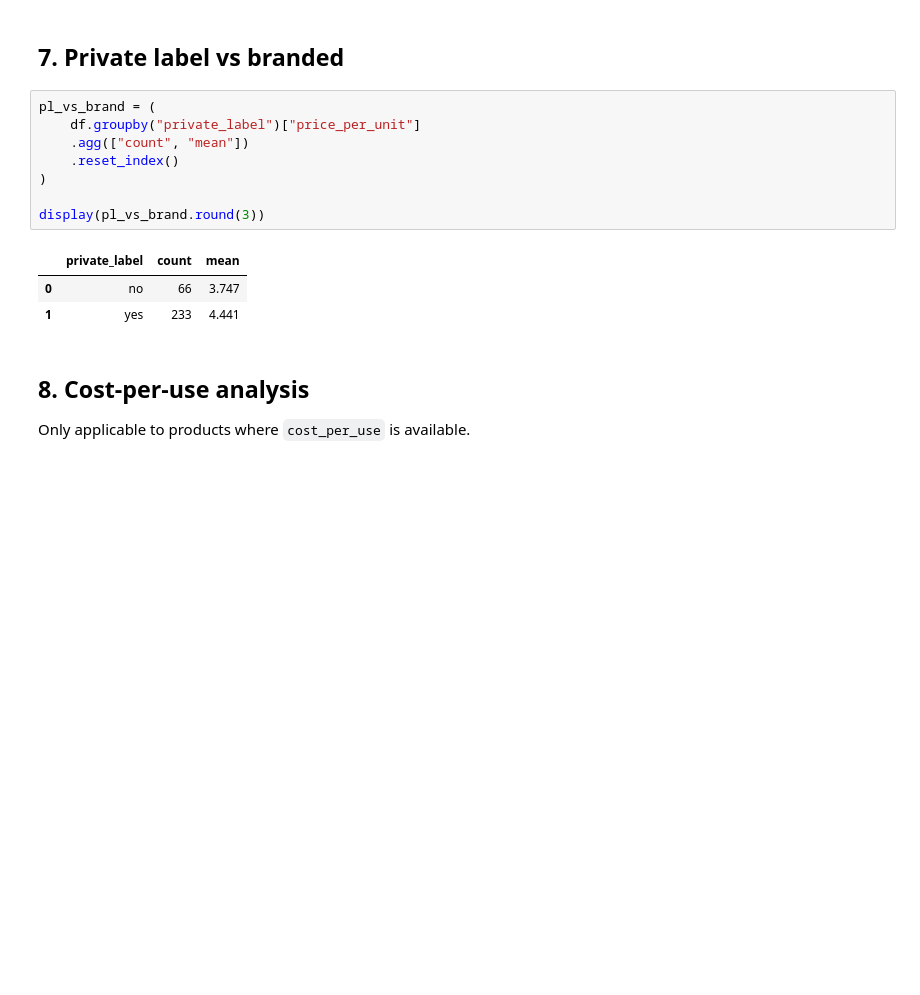
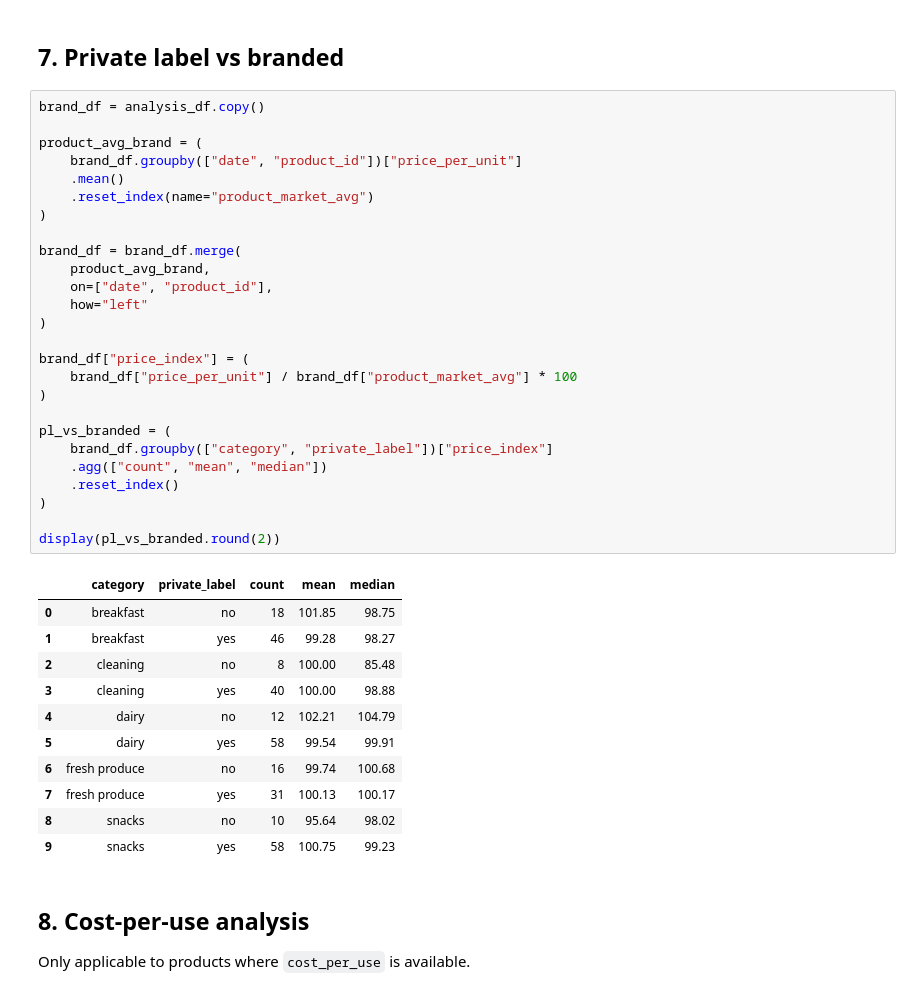
Before and after one commit to gabrielajamhour/Supermarket-Pricing-Dashboard, a Jupyter notebook: analysis.ipynb, the cells around one changed output. Cells and saved outputs as stored; diff of their text form; blank space fills up the shorter version.

```diff
--- a/initial-analysis.ipynb
+++ b/analysis.ipynb
@@ -152,17 +201,43 @@ display(cheapest)
 # %% [markdown]
 ## 7. Private label vs branded
 # %%
-pl_vs_brand = (
-    df.groupby("private_label")["price_per_unit"]
-    .agg(["count", "mean"])
+brand_df = analysis_df.copy()
+
+product_avg_brand = (
+    brand_df.groupby(["date", "product_id"])["price_per_unit"]
+    .mean()
+    .reset_index(name="product_market_avg")
+)
+
+brand_df = brand_df.merge(
+    product_avg_brand,
+    on=["date", "product_id"],
+    how="left"
+)
+
+brand_df["price_index"] = (
+    brand_df["price_per_unit"] / brand_df["product_market_avg"] * 100
+)
+
+pl_vs_branded = (
+    brand_df.groupby(["category", "private_label"])["price_index"]
+    .agg(["count", "mean", "median"])
     .reset_index()
 )
 
-display(pl_vs_brand.round(3))
+display(pl_vs_branded.round(2))
 # %% [output]
-|  | private_label | count | mean |
-| 0 | no | 66 | 3.747 |
-| 1 | yes | 233 | 4.441 |
+|  | category | private_label | count | mean | median |
+| 0 | breakfast | no | 18 | 101.85 | 98.75 |
+| 1 | breakfast | yes | 46 | 99.28 | 98.27 |
+| 2 | cleaning | no | 8 | 100.00 | 85.48 |
+| 3 | cleaning | yes | 40 | 100.00 | 98.88 |
+| 4 | dairy | no | 12 | 102.21 | 104.79 |
+| 5 | dairy | yes | 58 | 99.54 | 99.91 |
+| 6 | fresh produce | no | 16 | 99.74 | 100.68 |
+| 7 | fresh produce | yes | 31 | 100.13 | 100.17 |
+| 8 | snacks | no | 10 | 95.64 | 98.02 |
+| 9 | snacks | yes | 58 | 100.75 | 99.23 |
 # %% [markdown]
 ## 8. Cost-per-use analysis
 Only applicable to products where `cost_per_use` is available.
```
Also changed, not shown: parts of 7 cells of this notebook.
